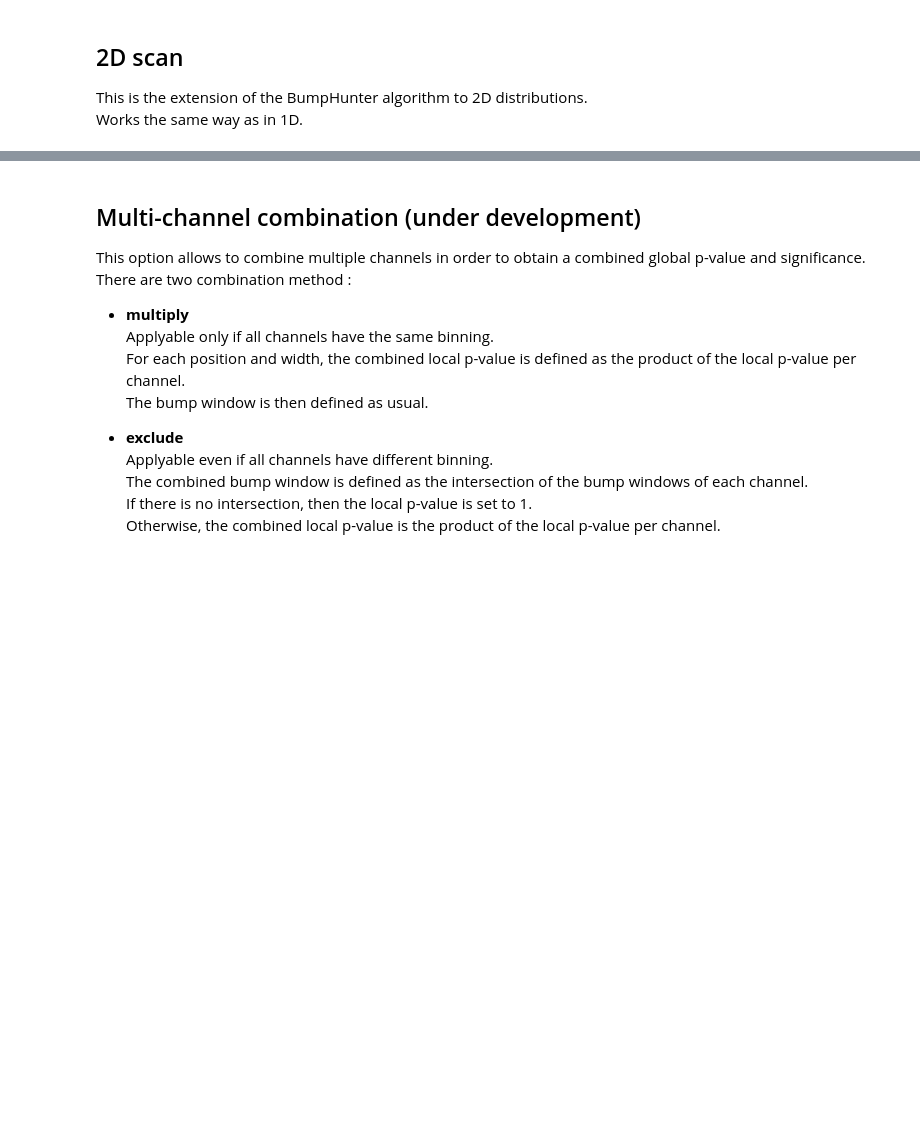
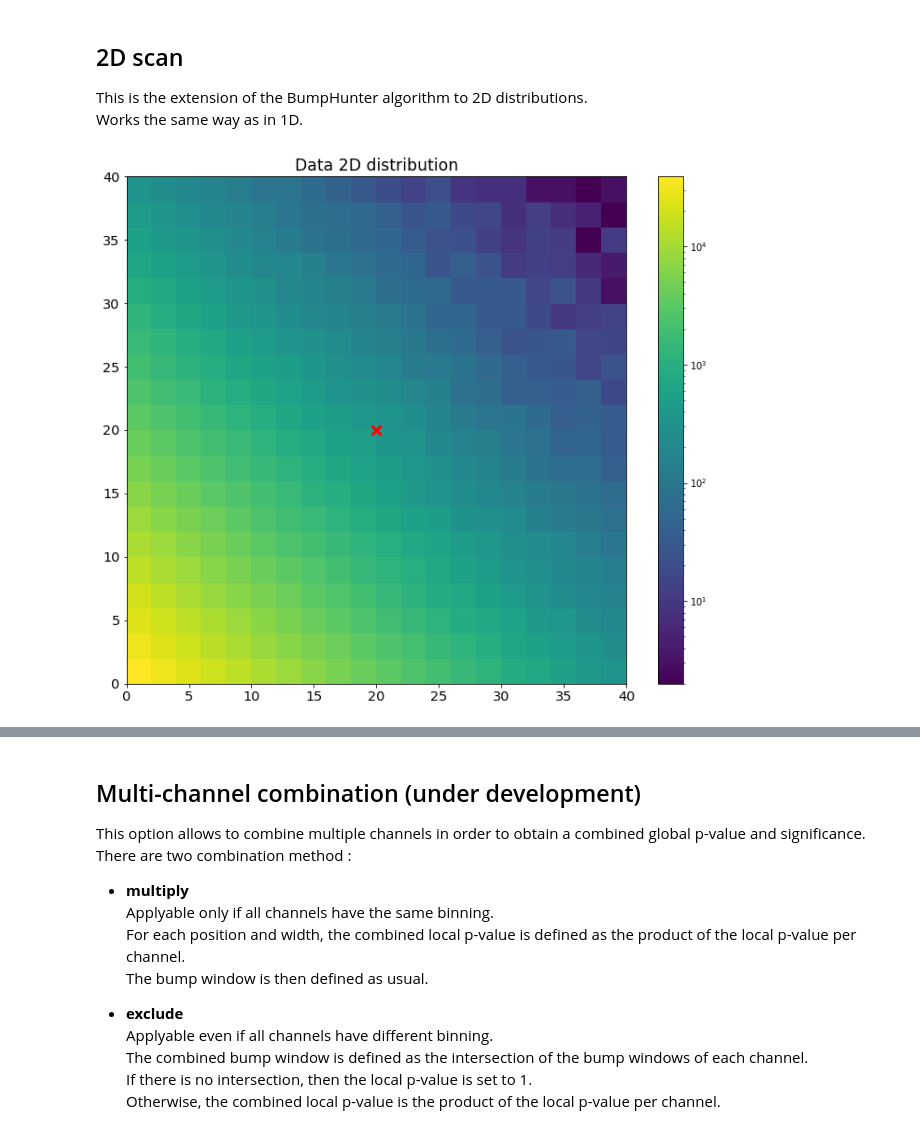
Before and after one commit to lovaslin/pyHEP-notebook-talk, a Jupyter notebook: talk.ipynb, the cells around one changed output, grey strips where cells are left out. Saved outputs shown, nothing was run; the diff lists cells and outputs as text; code cells hidden in the pictures; blank space fills up the shorter version.

```diff
--- a/talk.ipynb
+++ b/talk.ipynb
@@ -152,27 +212,30 @@ Works the same way as in 1D.
 # %%
 # Generate some background and data
 np.random.seed(42)
-bkg = np.random.exponential(scale=8.0, size=(500_000,2))
-data = np.random.exponential(scale=8.0, size=(500_000,2))
+bkg = np.random.exponential(scale=8.0, size=(800_000,2))
+data = np.random.exponential(scale=8.0, size=(800_000,2))
 data = np.append(
     data,
-    np.random.normal(loc=20, scale=3, size=(1100,2)),
+    np.random.normal(loc=20, scale=3, size=(1000,2)),
     axis=0
 )
 rng = [[0,40], [0,40]]
 
 # Make histograms
 bkg_hist, binx, biny = np.histogram2d(bkg[:,0],bkg[:,1], bins=20, range=rng)
 data_hist, _, _ = np.histogram2d(data[:,0], data[:,1], bins=[binx,biny])
 
 # Plot the data distribution
 F = plt.figure(figsize=(12,10))
 plt.title('Data 2D distribution', size='xx-large')
 plt.hist2d(data[:,0], data[:,1], bins=[binx,biny], norm=mcl.LogNorm())
+plt.plot([20], [20], 'rx', ms=10, mew=3)
 plt.colorbar()
 plt.xticks(fontsize='x-large')
 plt.yticks(fontsize='x-large')
 plt.show()
+# %% [output]
+[figure, added]
 # %%
 # Create a BumpHunter2D instance
 bh2 = BH.BumpHunter2D(
```
Also changed, not shown: parts of 15 cells of this notebook, 2 other files.
